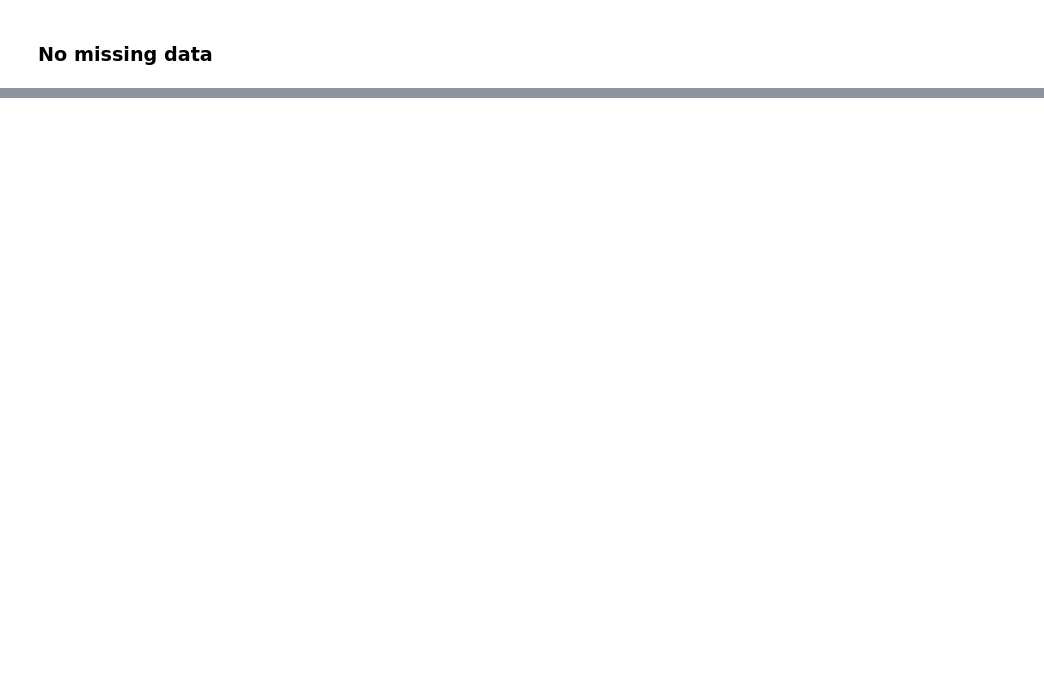
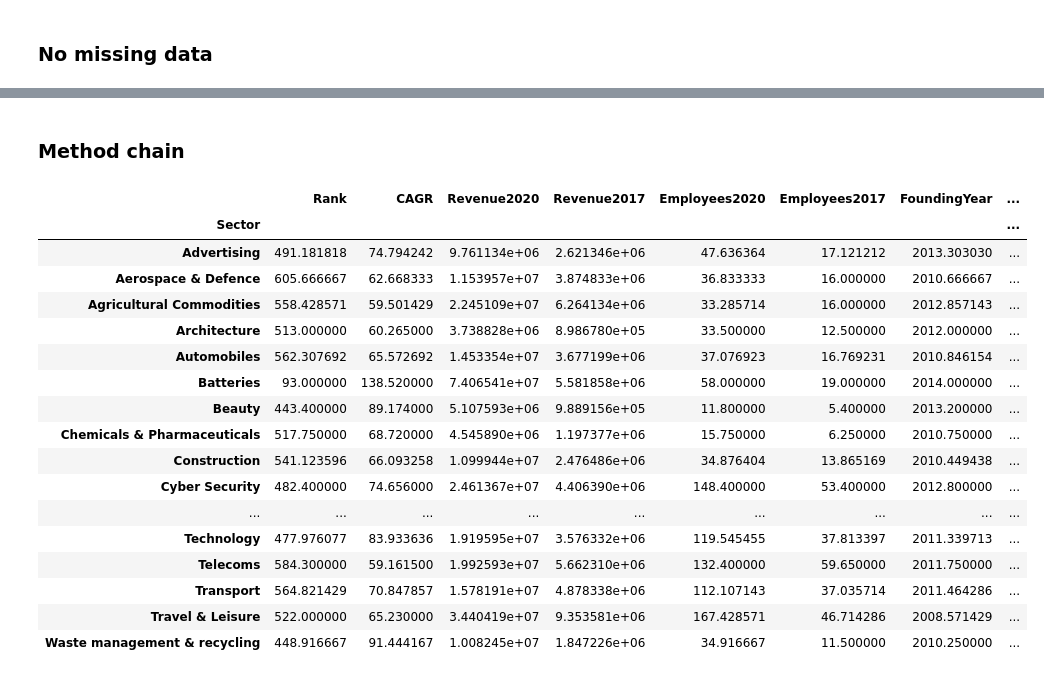
Before and after one commit to ubco-W2022T2-data301/project-group43, a Jupyter notebook: Elliott's Pipline.ipynb, the cells around one changed output, grey strips where cells are left out. Saved outputs shown, nothing was run; the diff lists cells and outputs as text; code cells hidden in the pictures; blank space fills up the shorter version.

```diff
--- a/Elliott's Pipline.ipynb
+++ b/Elliott's Pipline.ipynb
@@ -71,0 +90,7 @@ df
+# %%
+### METHOD CAHIN #1
+
+df = (pd.read_csv("https://raw.githubusercontent.com/ubco-W2022T2-data301/project-group43/main/data/raw/FT1000.csv?token=GHSAT0AAAAAAB5P32QCUNOPHFDLWIWCHGRGZA2FOXA")
+      .drop(columns=['Ranked2021', 'Ranked2020'])
+      .assign(**{'Change % in Employees': lambda x: ((x['Employees2017'] - x['Employees2020']) / x['Employees2017']) * 100}))
+df
@@ -71,0 +111,24 @@ df
+# %% [markdown]
+### Method chain
+# %%
+sector_df = df.groupby("Sector").mean()
+sector_df
+# %% [output]
+|  | Rank | CAGR | Revenue2020 | Revenue2017 | Employees2020 | Employees2017 | FoundingYear | ... |
+| Sector |  |  |  |  |  |  |  | ... |
+| Advertising | 491.181818 | 74.794242 | 9.761134e+06 | 2.621346e+06 | 47.636364 | 17.121212 | 2013.303030 | ... |
+| Aerospace & Defence | 605.666667 | 62.668333 | 1.153957e+07 | 3.874833e+06 | 36.833333 | 16.000000 | 2010.666667 | ... |
+| Agricultural Commodities | 558.428571 | 59.501429 | 2.245109e+07 | 6.264134e+06 | 33.285714 | 16.000000 | 2012.857143 | ... |
+| Architecture | 513.000000 | 60.265000 | 3.738828e+06 | 8.986780e+05 | 33.500000 | 12.500000 | 2012.000000 | ... |
+| Automobiles | 562.307692 | 65.572692 | 1.453354e+07 | 3.677199e+06 | 37.076923 | 16.769231 | 2010.846154 | ... |
+| Batteries | 93.000000 | 138.520000 | 7.406541e+07 | 5.581858e+06 | 58.000000 | 19.000000 | 2014.000000 | ... |
+| Beauty | 443.400000 | 89.174000 | 5.107593e+06 | 9.889156e+05 | 11.800000 | 5.400000 | 2013.200000 | ... |
+| Chemicals & Pharmaceuticals | 517.750000 | 68.720000 | 4.545890e+06 | 1.197377e+06 | 15.750000 | 6.250000 | 2010.750000 | ... |
+| Construction | 541.123596 | 66.093258 | 1.099944e+07 | 2.476486e+06 | 34.876404 | 13.865169 | 2010.449438 | ... |
+| Cyber Security | 482.400000 | 74.656000 | 2.461367e+07 | 4.406390e+06 | 148.400000 | 53.400000 | 2012.800000 | ... |
+| ... | ... | ... | ... | ... | ... | ... | ... | ... |
+| Technology | 477.976077 | 83.933636 | 1.919595e+07 | 3.576332e+06 | 119.545455 | 37.813397 | 2011.339713 | ... |
+| Telecoms | 584.300000 | 59.161500 | 1.992593e+07 | 5.662310e+06 | 132.400000 | 59.650000 | 2011.750000 | ... |
+| Transport | 564.821429 | 70.847857 | 1.578191e+07 | 4.878338e+06 | 112.107143 | 37.035714 | 2011.464286 | ... |
+| Travel & Leisure | 522.000000 | 65.230000 | 3.440419e+07 | 9.353581e+06 | 167.428571 | 46.714286 | 2008.571429 | ... |
+| Waste management & recycling | 448.916667 | 91.444167 | 1.008245e+07 | 1.847226e+06 | 34.916667 | 11.500000 | 2010.250000 | ... |
```
Also changed, not shown: parts of 8 cells of this notebook, 1 other file.
